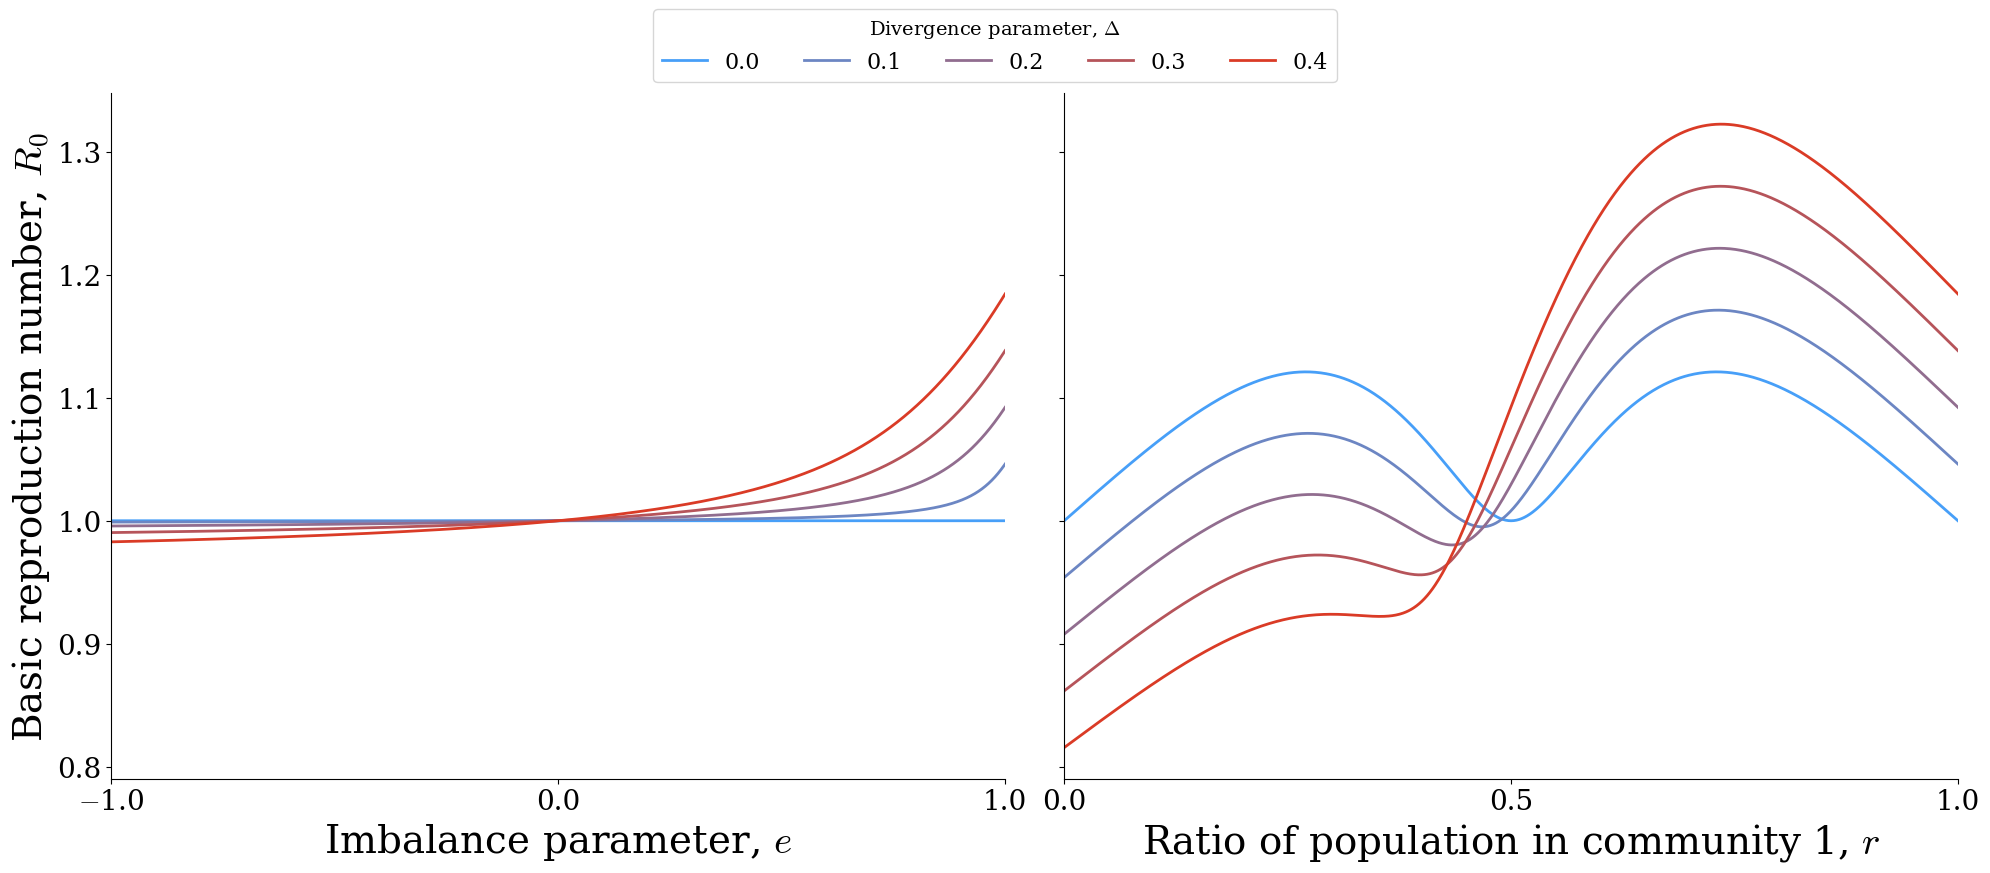
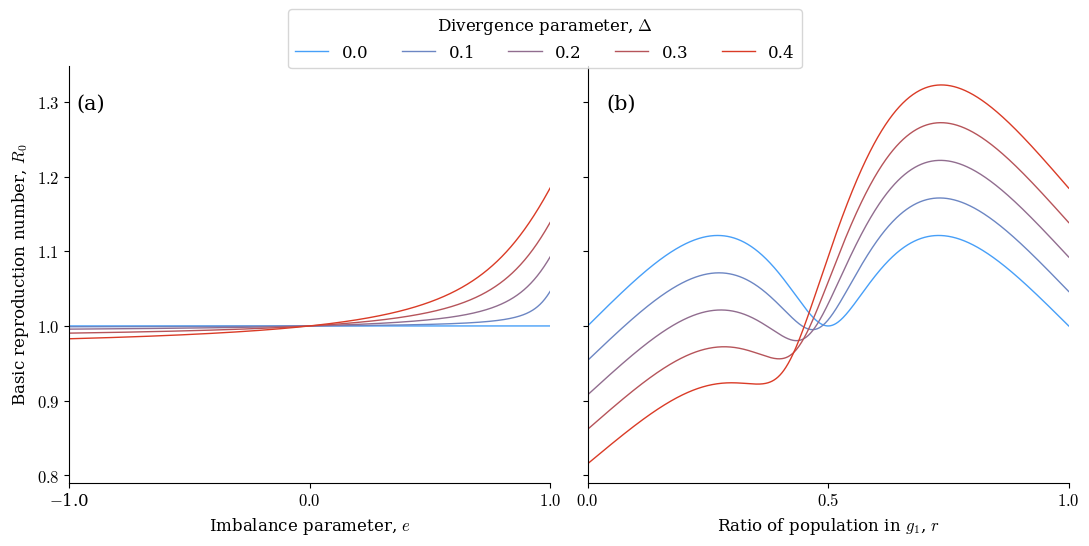
The notebook cell's code change between the first figure and the second:
--- before
+++ after
@@ -48,5 +48,5 @@
     rep_num_r.append(rep_tmp)
 
-fig, ax = plt.subplots(figsize=(11, 5), ncols=2, sharey=True)
+fig, ax = plt.subplots(figsize=(11, 5), ncols = 2, sharey=True)
 for i in range(5):
     ax[0].plot(
@@ -55,5 +55,5 @@
         color=colors[i],
         label=f"{np.round(np.linspace(0, 0.4, 5)[i], 2)}",
-        linewidth=2,
+        linewidth = 1
     )
 
@@ -63,35 +63,31 @@
         color=colors[i],
         label=f"{np.round(np.linspace(0, 0.4, 5)[i], 2)}",
-        linewidth=2,
+        linewidth = 1
     )
 
 handles, labels = ax[0].get_legend_handles_labels()
-fig.legend(
-    handles,
-    labels,
-    title=r"Divergence parameter, $\Delta$",
-    loc="upper center",
-    bbox_to_anchor=(0.5, 1.1),
-    ncol=5,
-)
+fig.legend(handles, labels, title=r"Divergence parameter, $\Delta$",loc='upper center', bbox_to_anchor=(0.5, 1.1), ncol=5)
 ax[0].set_xlabel(r"Imbalance parameter, $e$")
 ax[0].set_ylabel(r"Basic reproduction number, $R_0$")
 
-ax[0].set_xticks([-1.0, 0.0, 1.0], [r"$-$1.0", 0.0, 1.0])
-ax[0].set_yticks(np.linspace(0.8, 1.3, 6))
+ax[0].set_xticks([-1.0, 0.0, 1.0], [r"$-$1.0", r"$0.0$", r"$1.0$"])
+ax[0].set_yticks(np.linspace(0.8, 1.3, 6), labels=[r"$0.8$", r"$0.9$", r"$1.0$", r"$1.1$", r"$1.2$", r"$1.3$"])
 
 ax[0].set_xlim(-1, 1)
 
-ax[1].set_xlabel(r"Ratio of population in community 1, $r$")
+ax[1].set_xlabel(r"Ratio of population in $g_1$, $r$")
 
-ax[1].set_xticks([0.0, 0.5, 1.0])
-ax[1].set_yticks(np.linspace(0.8, 1.3, 6))
+ax[1].set_xticks([0.0, 0.5, 1.0], [r"$0.0$", r"$0.5$", r"$1.0$"])
+ax[1].set_yticks(np.linspace(0.8, 1.3, 6), labels=[r"$0.8$", r"$0.9$", r"$1.0$", r"$1.1$", r"$1.2$", r"$1.3$"])
 
 ax[1].set_xlim(0, 1)
+
+ax[0].text(-1+0.15, 1.3+0.01, "(a)", color='k', ha='right', va='top', fontsize = 15)
+ax[1].text(0+0.1, 1.3+0.01, "(b)", color='k', ha='right', va='top', fontsize = 15)
 
 sns.despine()
 plt.tight_layout()
 
-# plt.savefig("../Outputs/Fig2.png", dpi = 1000,bbox_inches='tight')
-# plt.savefig("../Outputs/Fig2.svg", format="svg",bbox_inches='tight')
-# plt.savefig("../Outputs/Fig2.pdf", format="pdf",bbox_inches='tight')
+#plt.savefig("Figures/Figure-2.png", dpi = 1000,bbox_inches='tight')
+#plt.savefig("Figures/Figure-2.svg", format="svg",bbox_inches='tight')
+plt.savefig("Figures/Figure-2.pdf", format="pdf",bbox_inches='tight')

Commit: Updated the code to match current results